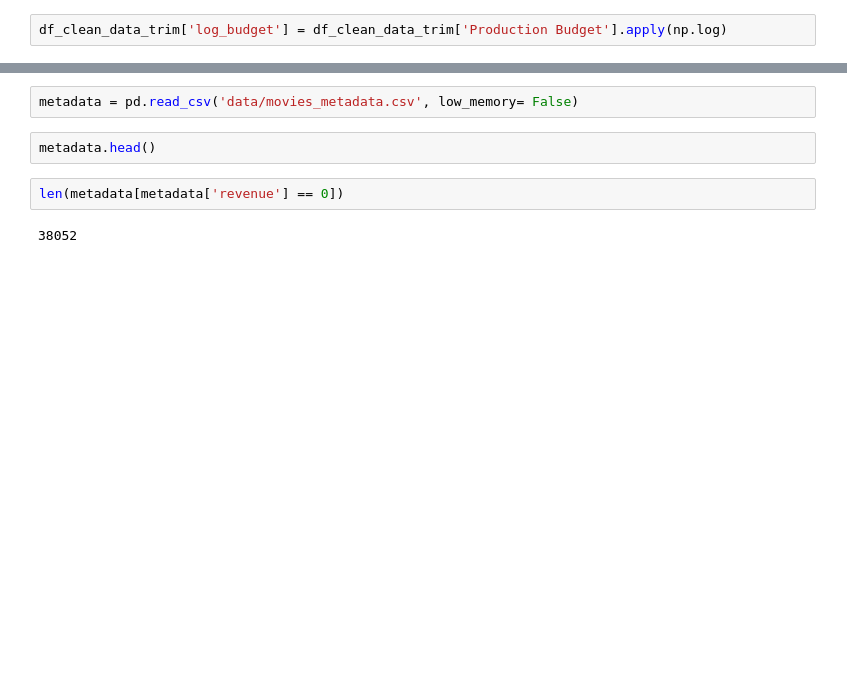
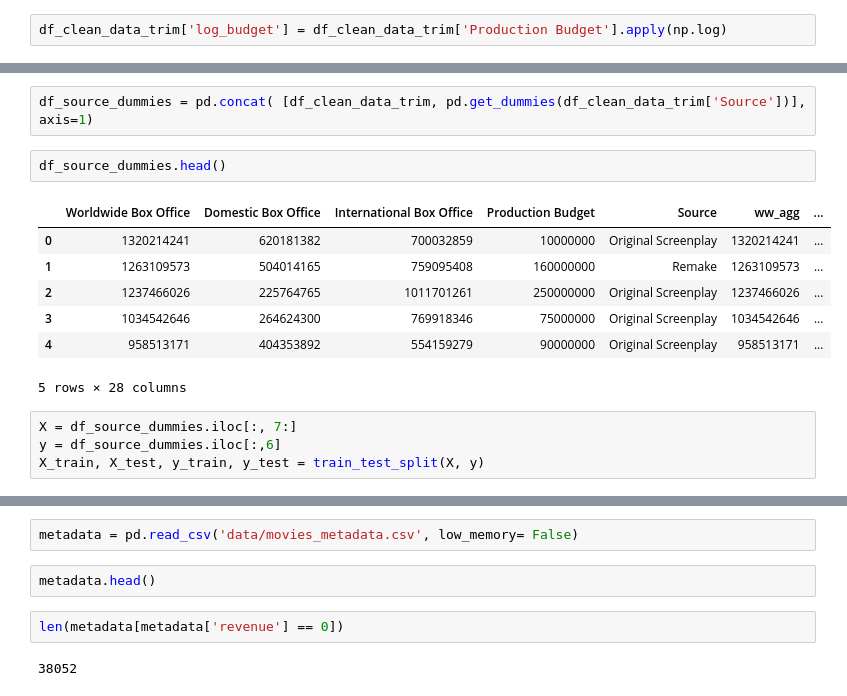
Before and after one commit to Rmloong/movie-revenue-predictor, a Jupyter notebook: scrape_thenumbers.ipynb, the cells around one changed output, grey strips where cells are left out. Drawn from its saved outputs; the diff is of its cells as text; blank space fills up the shorter version.

```diff
--- a/scrape_thenumbers.ipynb
+++ b/scrape_thenumbers.ipynb
@@ -561,0 +562,16 @@ ValueError: could not convert string to float: 'Original Screenplay'
+# %%
+df_source_dummies = pd.concat( [df_clean_data_trim, pd.get_dummies(df_clean_data_trim['Source'])], axis=1)
+# %%
+df_source_dummies.head()
+# %% [output]
+|  | Worldwide Box Office | Domestic Box Office | International Box Office | Production Budget | Source | ww_agg | ... |
+| 0 | 1320214241 | 620181382 | 700032859 | 10000000 | Original Screenplay | 1320214241 | ... |
+| 1 | 1263109573 | 504014165 | 759095408 | 160000000 | Remake | 1263109573 | ... |
+| 2 | 1237466026 | 225764765 | 1011701261 | 250000000 | Original Screenplay | 1237466026 | ... |
+| 3 | 1034542646 | 264624300 | 769918346 | 75000000 | Original Screenplay | 1034542646 | ... |
+| 4 | 958513171 | 404353892 | 554159279 | 90000000 | Original Screenplay | 958513171 | ... |
+5 rows × 28 columns
+# %%
+X = df_source_dummies.iloc[:, 7:]
+y = df_source_dummies.iloc[:,6]
+X_train, X_test, y_train, y_test = train_test_split(X, y)
```
Also changed, not shown: parts of 9 cells of this notebook.
